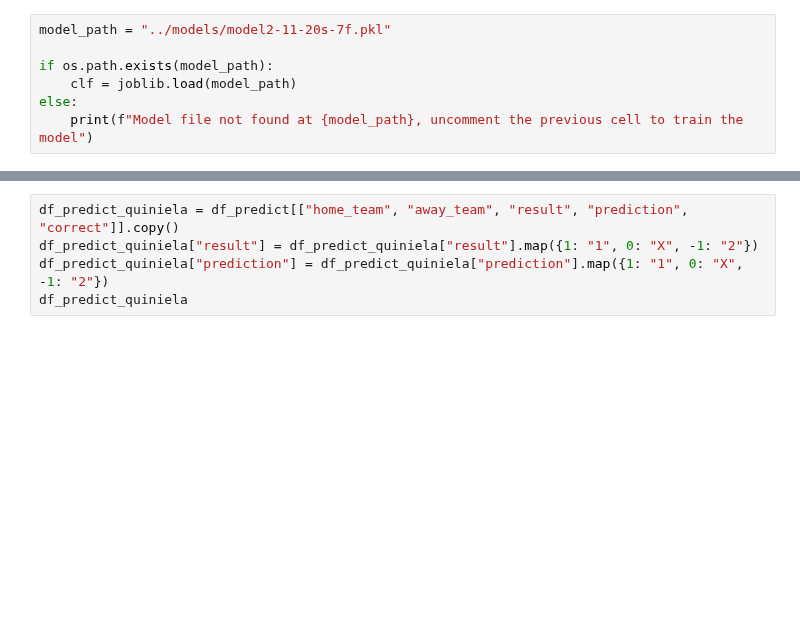
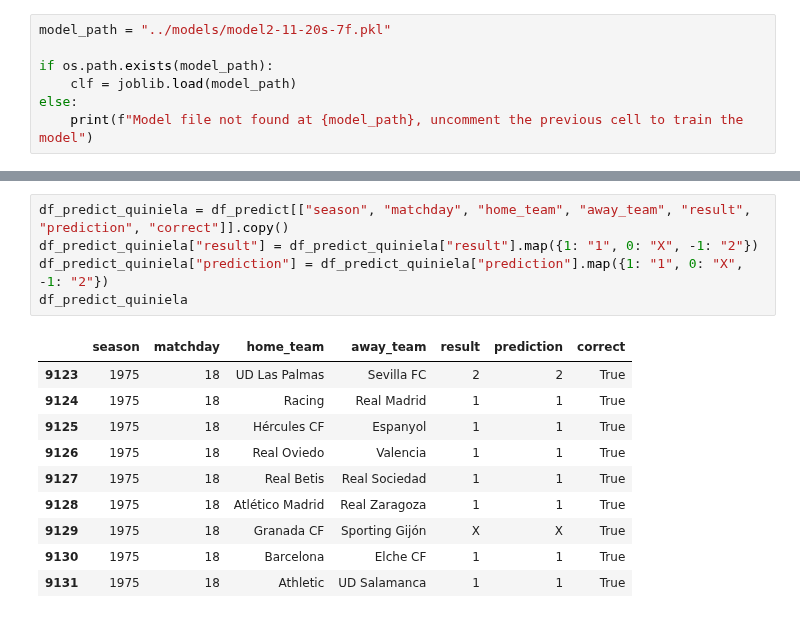
Before and after one commit to tinchit0/la-quiniela, a Jupyter notebook: analysis/PropostaModelConstruction.ipynb, the cells around one changed output, grey strips where cells are left out. Cells and saved outputs as stored; diff of their text form; blank space fills up the shorter version.

```diff
--- a/analysis/PropostaModelConstruction.ipynb
+++ b/analysis/PropostaModelConstruction.ipynb
@@ -541,5 +603,16 @@ df_predict
 # %%
-df_predict_quiniela = df_predict[["home_team", "away_team", "result", "prediction", "correct"]].copy()
+df_predict_quiniela = df_predict[["season", "matchday", "home_team", "away_team", "result", "prediction", "correct"]].copy()
 df_predict_quiniela["result"] = df_predict_quiniela["result"].map({1: "1", 0: "X", -1: "2"})
 df_predict_quiniela["prediction"] = df_predict_quiniela["prediction"].map({1: "1", 0: "X", -1: "2"})
 df_predict_quiniela
+# %% [output]
+|  | season | matchday | home_team | away_team | result | prediction | correct |
+| 9123 | 1975 | 18 | UD Las Palmas | Sevilla FC | 2 | 2 | True |
+| 9124 | 1975 | 18 | Racing | Real Madrid | 1 | 1 | True |
+| 9125 | 1975 | 18 | Hércules CF | Espanyol | 1 | 1 | True |
+| 9126 | 1975 | 18 | Real Oviedo | Valencia | 1 | 1 | True |
+| 9127 | 1975 | 18 | Real Betis | Real Sociedad | 1 | 1 | True |
+| 9128 | 1975 | 18 | Atlético Madrid | Real Zaragoza | 1 | 1 | True |
+| 9129 | 1975 | 18 | Granada CF | Sporting Gijón | X | X | True |
+| 9130 | 1975 | 18 | Barcelona | Elche CF | 1 | 1 | True |
+| 9131 | 1975 | 18 | Athletic | UD Salamanca | 1 | 1 | True |
```
Also changed, not shown: parts of 5 cells of this notebook.
